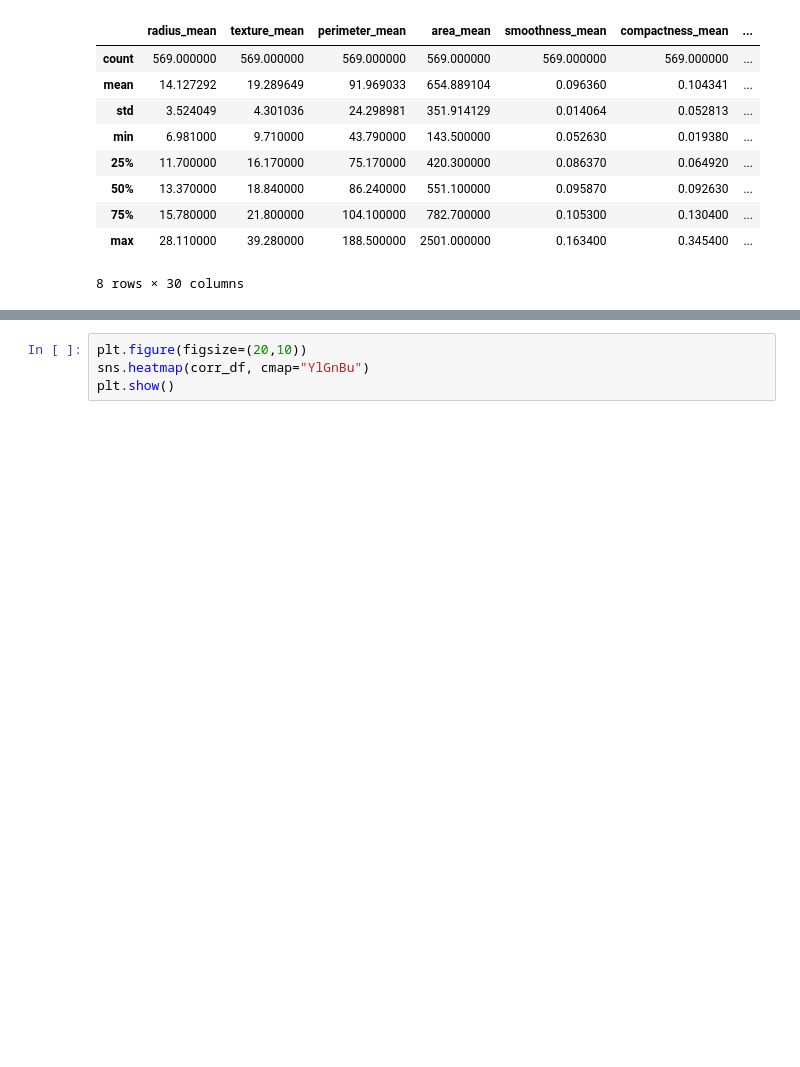
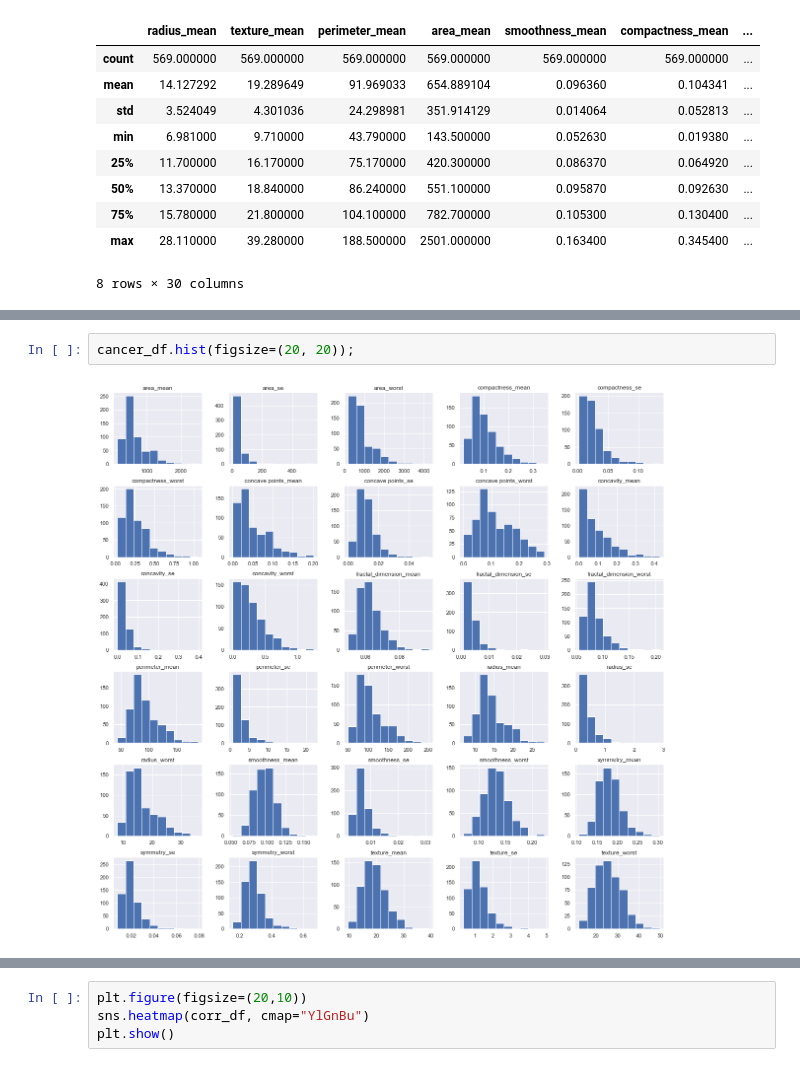
Before and after one commit to elviraux/Otus, a Jupyter notebook: ml/data exploration/Breast cancer dataset exploration and analysis.ipynb, the cells around one changed output, grey strips where cells are left out. Drawn from its saved outputs; the diff is of its cells as text; blank space fills up the shorter version.

```diff
--- a/ml/data exploration/Breast cancer dataset exploration and analysis.ipynb
+++ b/ml/data exploration/Breast cancer dataset exploration and analysis.ipynb
@@ -66,3 +97,7 @@ cancer_df.describe()
+# %%
+cancer_df.hist(figsize=(20, 20));
+# %% [output]
+[figure, added]
 # %%
 labelencoder_Y = LabelEncoder()
 cancer_df['diagnosis'] = labelencoder_Y.fit_transform(cancer_df['diagnosis'])
```
Also changed, not shown: parts of 20 cells of this notebook, 3 other files.
